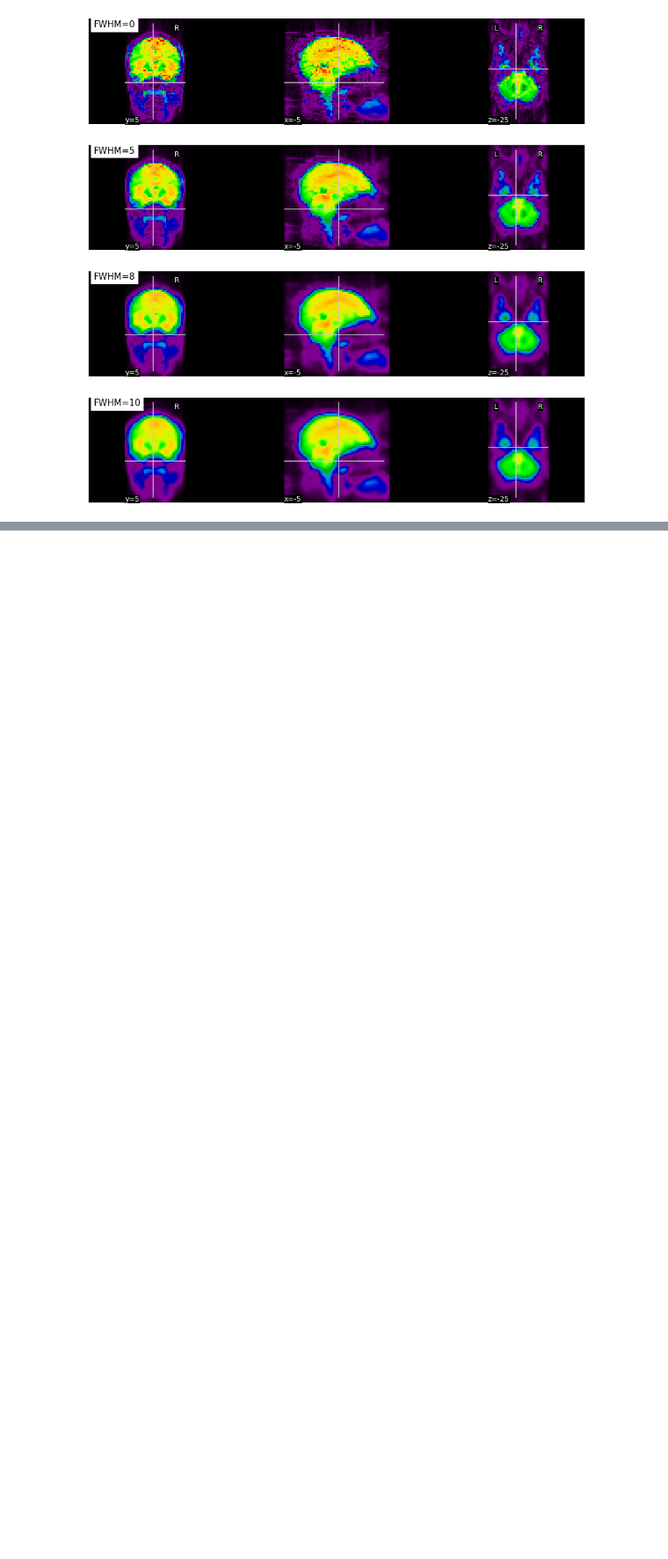
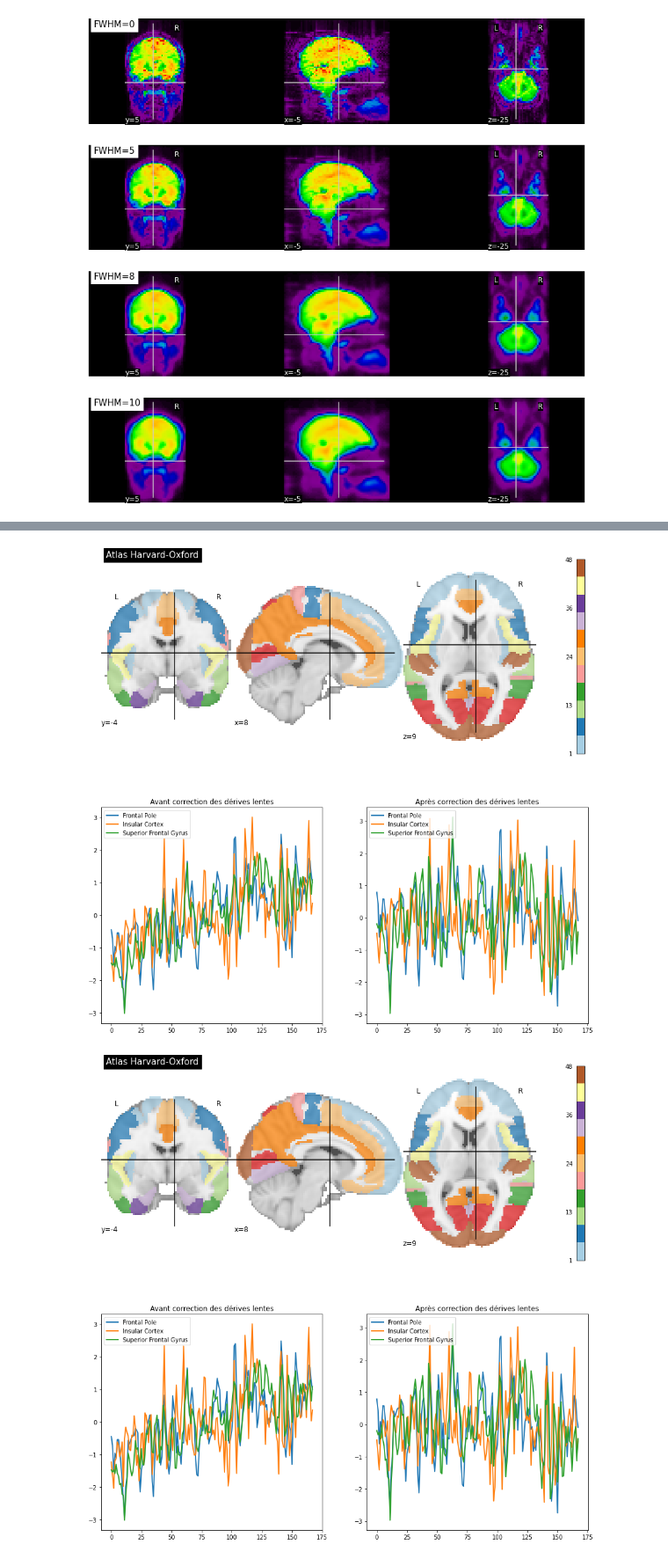
Before and after one commit to methodes-cogneuro/methodes-cogneuro.github.io, a Jupyter notebook: _sources/irm_fonctionnelle.ipynb, the cells around one changed output, grey strips where cells are left out. Shown: that part at 88% size. Saved outputs shown, nothing was run; the diff lists cells and outputs as text; code cells hidden in the pictures; blank space fills up the shorter version.

```diff
--- a/_sources/irm_fonctionnelle.ipynb
+++ b/_sources/irm_fonctionnelle.ipynb
@@ -409,0 +397,70 @@ Il est possible de généraliser l'analyse de soustraction pour tenir compte de
+# %%
+# Importe les librairies nécessaires
+import matplotlib.pyplot as plt
+import numpy as np
+from myst_nb import glue
+import seaborn as sns
+
+import warnings
+warnings.filterwarnings("ignore")
+
+# Importe un jeu de données fonctionnel (development_fmri)
+from nilearn import datasets
+dataset = datasets.fetch_development_fmri(n_subjects=1)
+func_filename = dataset.func[0]
+
+# Importe un atlas (Harvard-Oxford)
+atlas = datasets.fetch_atlas_harvard_oxford('cort-maxprob-thr25-2mm')
+
+# Initialise la figure
+fig = plt.figure(figsize=(15, 15))
+
+# Génère les séries temporelles
+masker = NiftiLabelsMasker(atlas.maps,
+                           labels=atlas.labels,
+                           standardize=True)
+masker.fit(func_filename)
+signals = masker.transform(func_filename)
+
+# Plot the atlas
+from nilearn.plotting import plot_roi
+ax = plt.subplot2grid((2, 2), (0, 0), colspan=2)
+plot_roi(atlas.maps,
+    axes=ax,
+    title="Atlas Harvard-Oxford",
+    cut_coords=(8, -4, 9),
+    colorbar=True,
+    cmap='Paired')
+
+# Plot les séries temporelles
+import matplotlib.pyplot as plt
+ax = plt.subplot2grid((2, 2), (1, 0), colspan=1)
+for label_idx in range(3):
+    ax.plot(signals[:, label_idx],
+            linewidth=2,
+            label=atlas.labels[label_idx + 1])  # 0 is background
+ax.legend(loc=2)
+ax.set_title("Avant correction des dérives lentes")
+
+# Génère les séries temporelles après correction des dérives lentes
+masker = NiftiLabelsMasker(atlas.maps,
+                           detrend=True,
+                           labels=atlas.labels,
+                           standardize=True)
+masker.fit(func_filename)
+signals = masker.transform(func_filename)
+
+# Plot les séries temporelles
+ax = plt.subplot2grid((2, 2), (1, 1), colspan=1)
+for label_idx in range(3):
+    ax.plot(signals[:, label_idx],
+            linewidth=2,
+            label=atlas.labels[label_idx + 1])  # 0 is background
+ax.legend(loc=2)
+ax.set_title("Après correction des dérives lentes")
+
+from myst_nb import glue
+glue("detrending-fmri-fig", fig, display=False)
+# %% [output]
+[figure, added]
+[figure, added]
```
Also changed, not shown: parts of 4 cells of this notebook, 13 other files.
